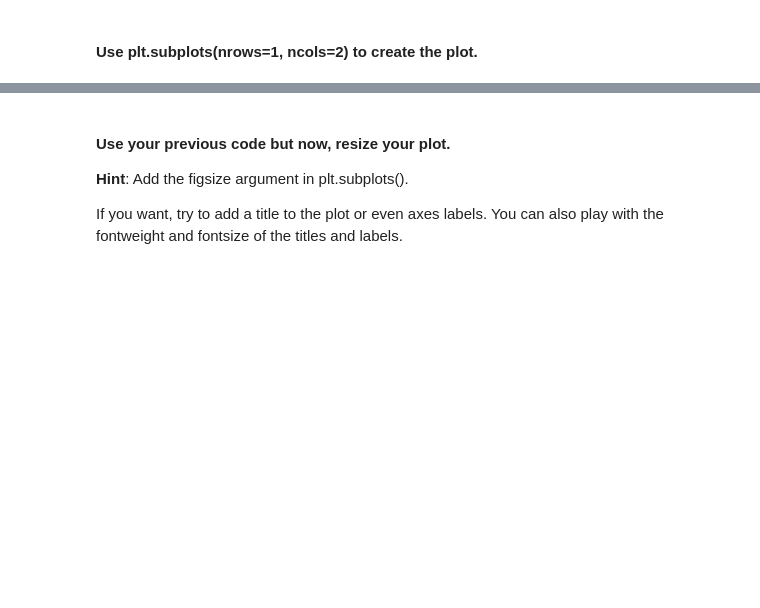
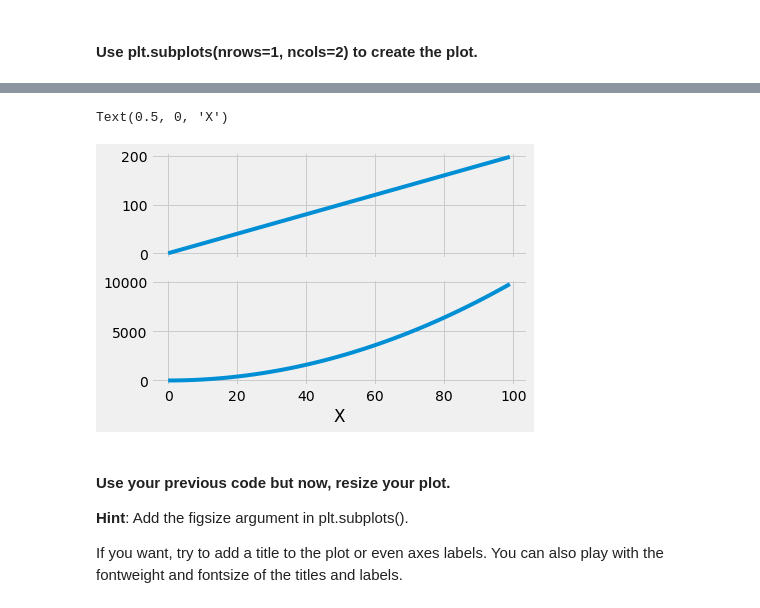
Before and after one commit to ta-data-lis/lab-matplotlib-seaborn, a Jupyter notebook: your-code/main.ipynb, the cells around one changed output, grey strips where cells are left out. Cells and saved outputs as stored; diff of their text form; code cells hidden in the pictures; blank space fills up the shorter version.

```diff
--- a/your-code/main.ipynb
+++ b/your-code/main.ipynb
@@ -29,3 +69,13 @@ Also, play around with the linewidth and style. Use the ones you're most happy w
+# %%
+fig, (ax1, ax2) = plt.subplots(nrows=2, ncols=1, sharex=True)
+
+ax1.plot(x, y, label='X Y')
+ax2.plot(x, z, label='X Z')
+
+ax2.set_xlabel('X')
+# %% [output]
+Text(0.5, 0, 'X')
+[figure, added]
 # %% [markdown]
 #### Use your previous code but now, resize your plot.
 **Hint**: Add the figsize argument in plt.subplots().
```
Also changed, not shown: parts of 54 cells of this notebook.
